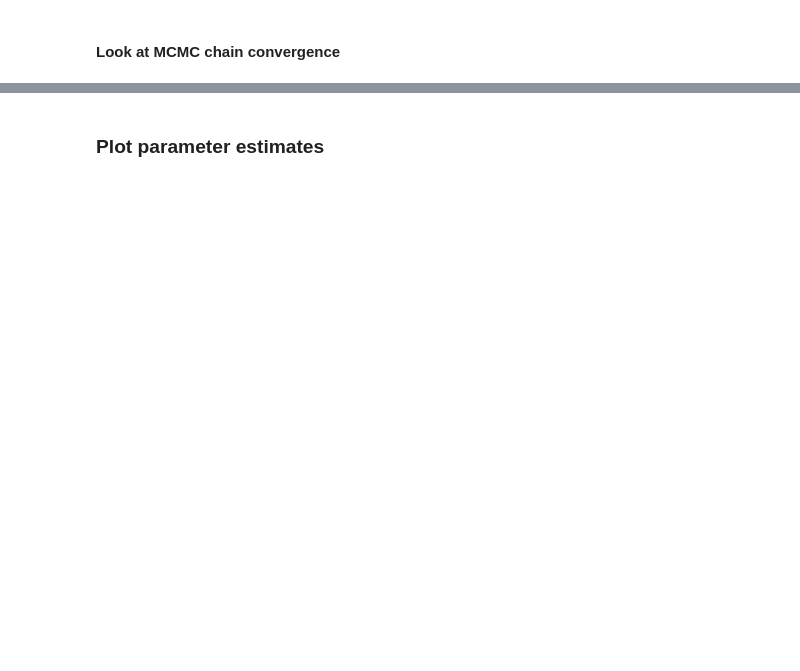
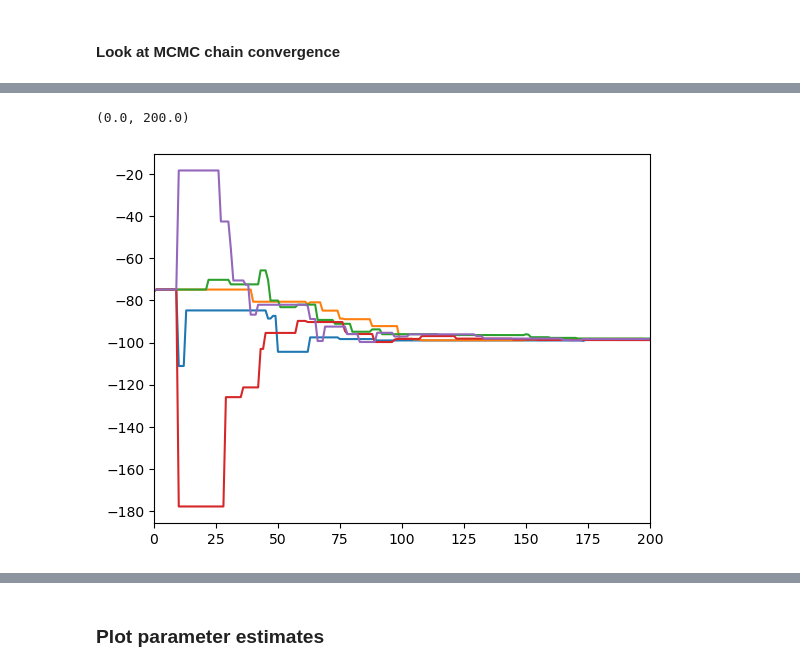
Before and after one commit to kerrybardot/loop_to_flopy, a Jupyter notebook: scripts_for_paper/inverse_MCMC_processing.ipynb, the cells around one changed output, grey strips where cells are left out. Saved outputs shown, nothing was run; the diff lists cells and outputs as text; code cells hidden in the pictures; blank space fills up the shorter version.

```diff
--- a/scripts_for_paper/inverse_MCMC_processing.ipynb
+++ b/scripts_for_paper/inverse_MCMC_processing.ipynb
@@ -148 +155,8 @@ number of samples per chain =  127 TOTAL SAMPLES =  635
+# %%
+for j in range(5):
+    plt.plot(dream_pars[j,:,12])
+plt.xlim([0,200])
+# %% [output]
+(0.0, 200.0)
+[figure, added]
 # %%
```
Also changed, not shown: parts of 19 cells of this notebook, 2 other files.
